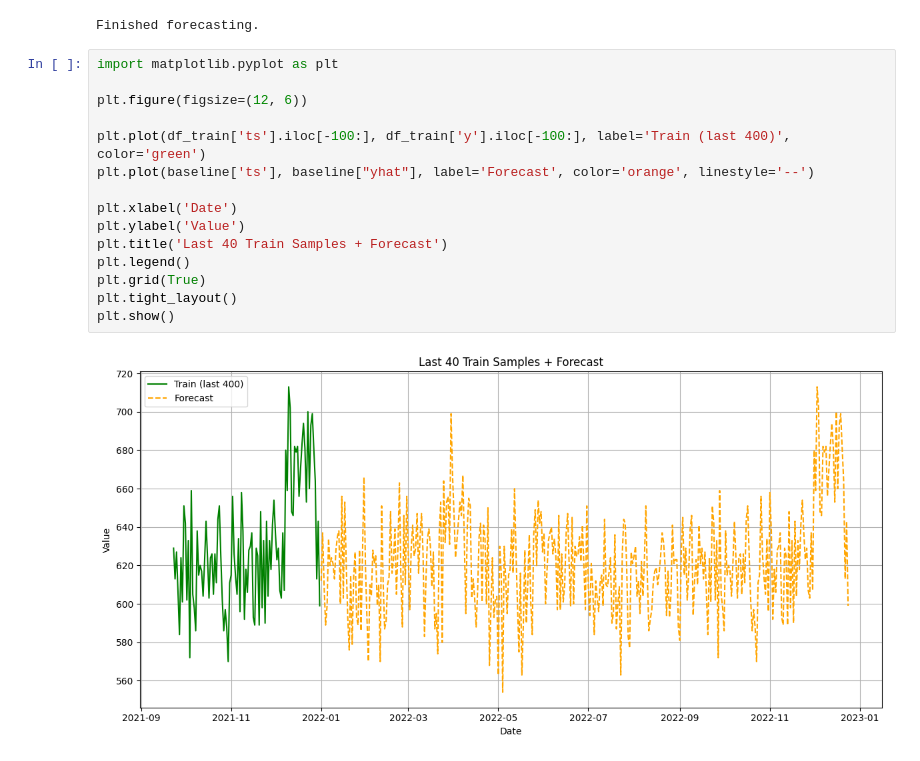
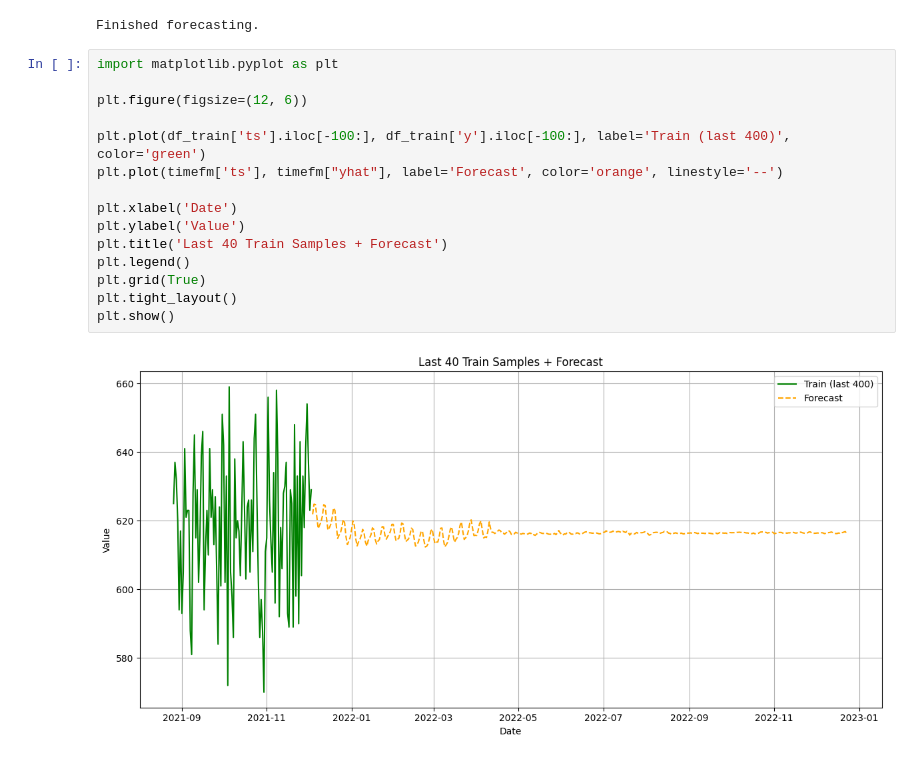
Before and after one commit to florivz/TSF-SS25-TimeGPT, a Jupyter notebook: skripts/forecasting/eggs_model.ipynb, the cells around one changed output. Saved outputs shown, nothing was run; the diff lists cells and outputs as text.

```diff
--- a/skripts/forecasting/eggs_model.ipynb
+++ b/skripts/forecasting/eggs_model.ipynb
@@ -143,17 +137,17 @@ Finished forecasting.
 # %%
 import matplotlib.pyplot as plt
 
 plt.figure(figsize=(12, 6))
 
 plt.plot(df_train['ts'].iloc[-100:], df_train['y'].iloc[-100:], label='Train (last 400)', color='green')
-plt.plot(baseline['ts'], baseline["yhat"], label='Forecast', color='orange', linestyle='--')
+plt.plot(timefm['ts'], timefm["yhat"], label='Forecast', color='orange', linestyle='--')
 
 plt.xlabel('Date')
 plt.ylabel('Value')
 plt.title('Last 40 Train Samples + Forecast')
 plt.legend()
 plt.grid(True)
 plt.tight_layout()
 plt.show()
 # %% [output]
-[figure, old version]
+[figure, new version]
```
Also changed, not shown: parts of 1 cell of this notebook, 1 other file.
